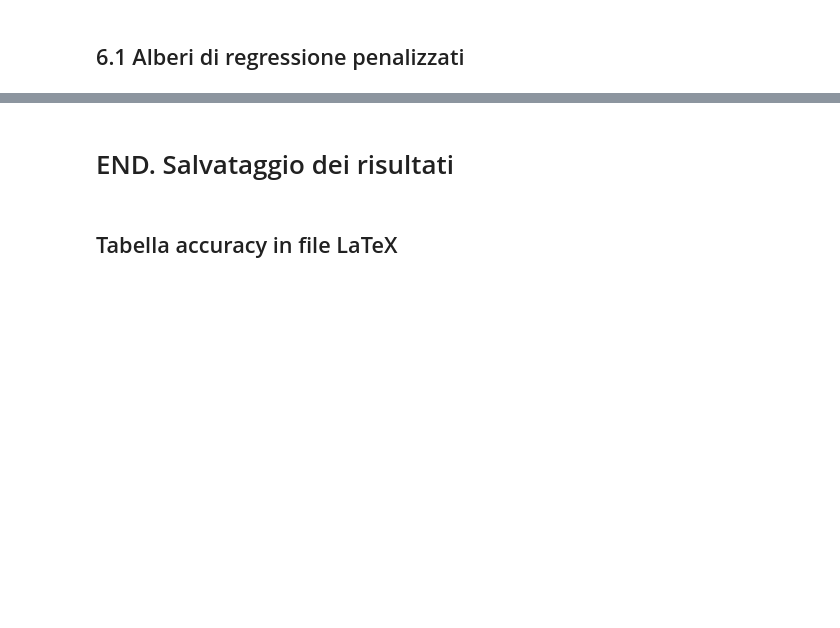
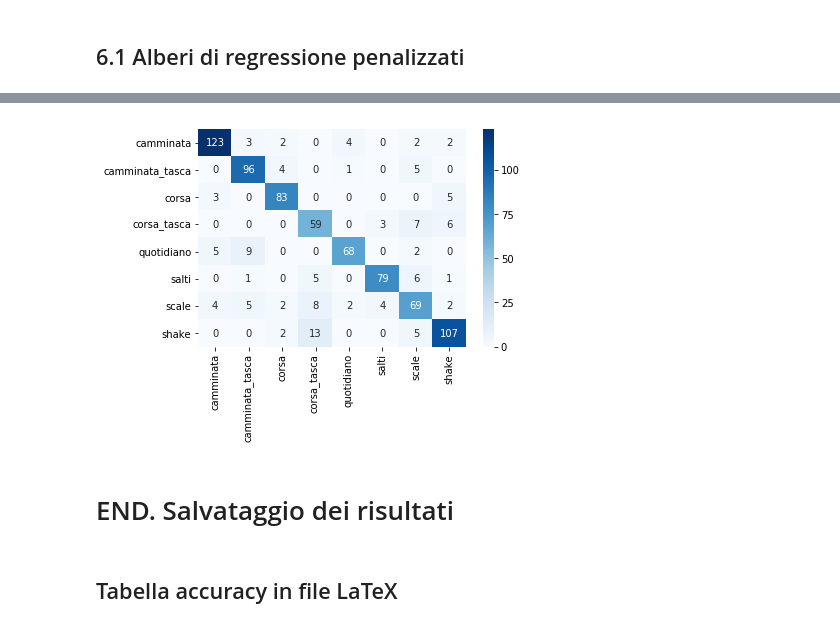
Before and after one commit to DedZago/msbd, a Jupyter notebook: Completo.ipynb, the cells around one changed output, grey strips where cells are left out. Drawn from its saved outputs; the diff is of its cells as text; code cells hidden in the pictures; blank space fills up the shorter version.

Commit message:
albero penalizzato + spostato load data

```diff
--- a/Completo.ipynb
+++ b/Completo.ipynb
@@ -73,21 +52,0 @@ for i in tqdm.tqdm(range(len(DIR))):
-# %%
-DIRM = ['./PhonePi/data/scale-martina',
-        './PhonePi/data/salti-daniele',
-        './PhonePi/data/shake-anna',
-        './PhonePi/data/corsa_tasca-alberto'
-       ]
-loc = [1,2,3,4]
-plt.figure(figsize=(7.5*len(DIRM),5.5*len(DIRM)))
-for i in range(4):
-    data = pd.read_csv(DIRM[i] + "/accelerometer.txt", names = ["user", "type", "t", "ax", "ay", "az"])
-    data["t"] = data["t"] - data["t"].iloc[0]
-    data = data[(data["t"] > 7000) & (data["t"] < (data["t"].max()-7000))]
-    data["a"] = (pd.to_numeric(data["ax"])**2 + pd.to_numeric(data["ay"])**2 + pd.to_numeric(data["az"])**2)**0.5 # accelerazione in modulo
-    ax = plt.subplot(2, 2, i+1 , ylim=(0,120), xlim = (10000,30000))
-    ax.set_ylabel(r"$\|\|a\|\|\;(\mathrm{ m/s}^2)$", rotation=0)
-    ax.yaxis.set_label_coords(-0.1,0.7)
-    ax.set_xlabel(r"$t \;(\mathrm{ ms})$")
-    ax.set_title((DIRM[i].split("/")[-1]).split("-")[0])
-    plt.plot(data["t"],data["a"])
-    plt.savefig(FIG_PATH+"espl.png", dpi=150)
-plt.show()
@@ -123,3 +53,10 @@ X_train, X_val, y_train, y_val = train_test_split(espl, y, test_size=0.25, rando
+# %%
+espl = pd.read_pickle("espl.pkl")
+y = pd.read_pickle("y-2s.pkl")
+X_train = pd.read_pickle("X_train.pkl")
+y_train = pd.read_pickle("y_train.pkl")
+X_val = pd.read_pickle("X_val.pkl")
+y_val = pd.read_pickle("y_val.pkl")
 # %%
 # Sbiancamento dei dati
 esplWh = Whiten().fit_transform(espl)
@@ -415,3 +441,18 @@ dtc.classes_
+# %%
+i=15
+weights = y_train.value_counts()/y_train.value_counts().sum()
+weights["shake"]/=i
+weights/=weights.sum()
+w = {ind:weights[ind] for ind in weights.index}
+# %%
+dtc = DecisionTreeClassifier(random_state=42,
+                             class_weight=w)
+
+dtc.fit(X_train, y_train)
+y_pred = dtc.predict(X_val)
+MatriceConfusione(y_val, y_pred)
+# %% [output]
+[figure, added]
 # %% [markdown]
 # END. Salvataggio dei risultati <a id=save> </a>
 # %% [markdown]
```
Also changed, not shown: parts of 36 cells of this notebook, 5 other files.
